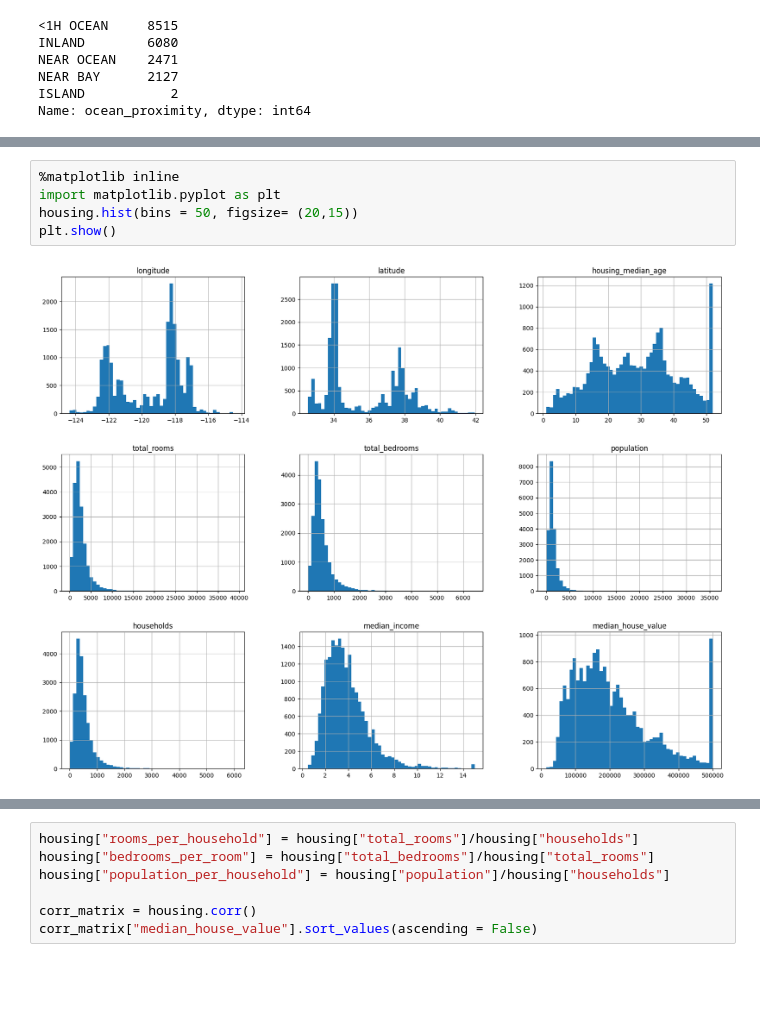
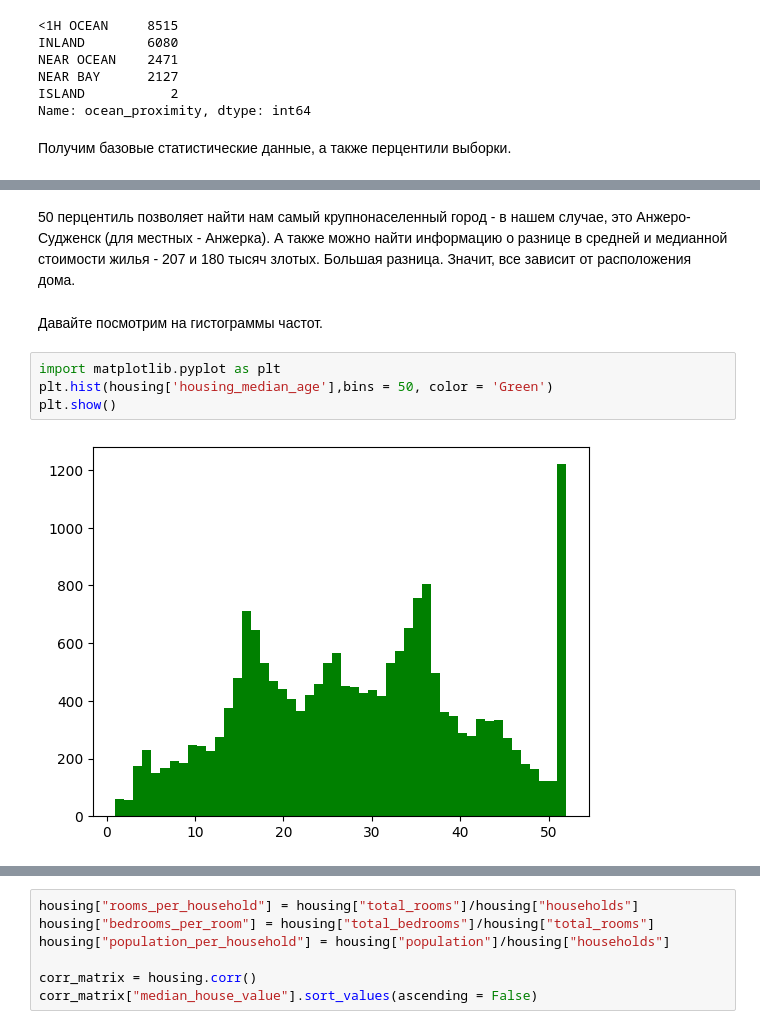
Before and after one commit to LlirikOknessu/MachineLearningCourseLabs, a Jupyter notebook: Sukhov/analysis.ipynb, the cells around one changed output, grey strips where cells are left out. Drawn from its saved outputs; the diff is of its cells as text; blank space fills up the shorter version.

```diff
--- a/Sukhov/analysis.ipynb
+++ b/Sukhov/analysis.ipynb
@@ -43,6 +42,8 @@ NEAR OCEAN    2471
 NEAR BAY      2127
 ISLAND           2
 Name: ocean_proximity, dtype: int64
+# %% [markdown]
+Получим базовые статистические данные, а также перцентили выборки.
 # %%
 housing.describe()
 # %% [output]
@@ -55,10 +56,14 @@ housing.describe()
 | 50% | -118.500000 | 34.260000 | 29.000000 | 2122.000000 | 434.000000 | 1165.000000 | 409.000000 | ... |
 | 75% | -118.010000 | 37.710000 | 37.000000 | 3142.000000 | 644.000000 | 1721.000000 | 602.000000 | ... |
 | max | -114.310000 | 41.950000 | 52.000000 | 39320.000000 | 6445.000000 | 35682.000000 | 6082.000000 | ... |
+# %% [markdown]
+50 перцентиль позволяет найти нам самый крупнонаселенный город - в нашем случае, это Анжеро-Судженск (для местных - Анжерка).
+А также можно найти информацию о разнице в средней и медианной стоимости жилья - 207 и 180 тысяч злотых. Большая разница. Значит, все зависит от расположения дома.
+# %% [markdown]
+Давайте посмотрим на гистограммы частот.
 # %%
-%matplotlib inline
 import matplotlib.pyplot as plt
-housing.hist(bins = 50, figsize= (20,15))
+plt.hist(housing['housing_median_age'],bins = 50, color = 'Green')
 plt.show()
 # %% [output]
-[figure, old version]
+[figure, new version]
```
Also changed, not shown: parts of 24 cells of this notebook, 12 other files.
